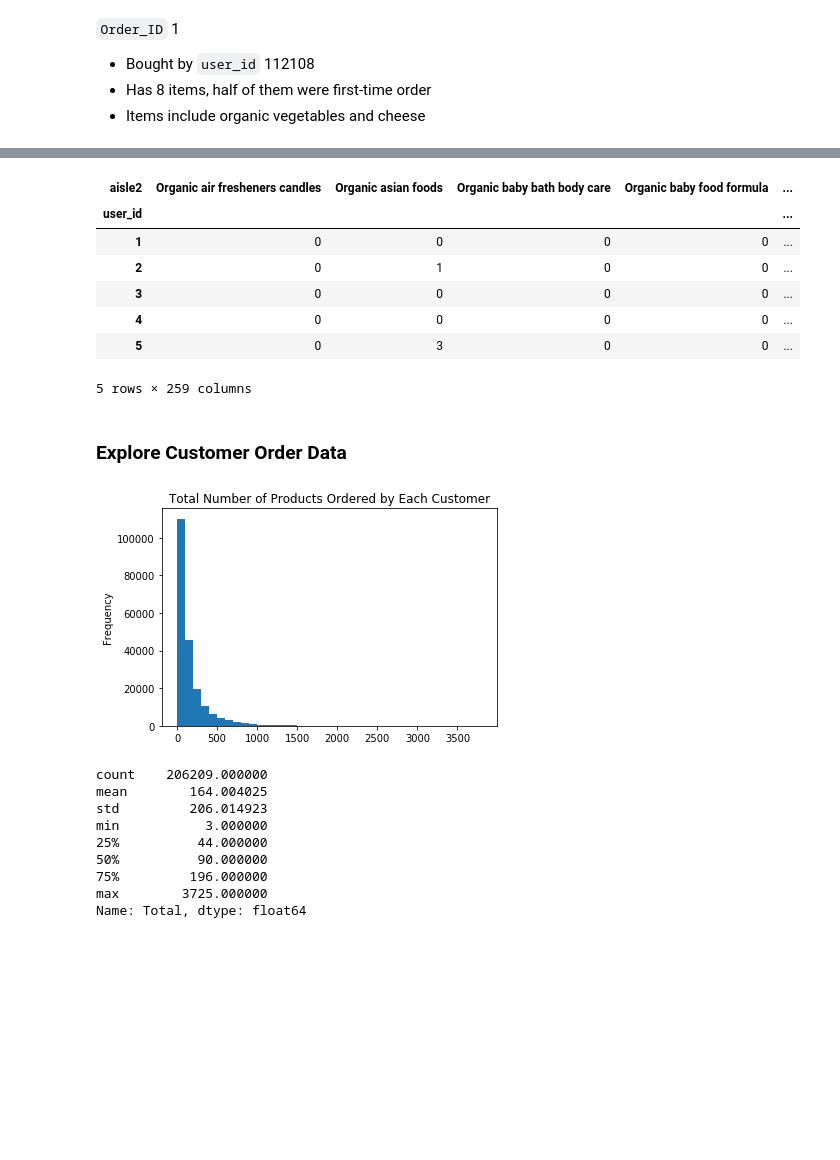
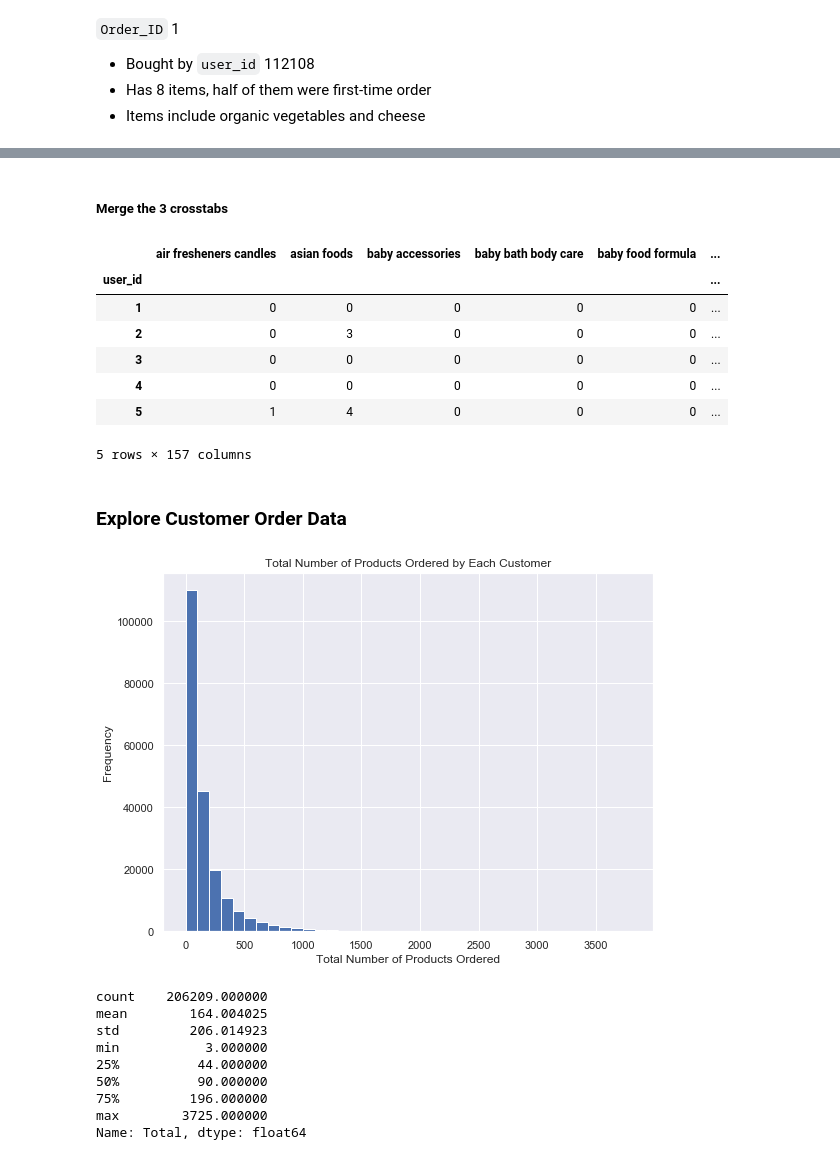
Before and after one commit to arthurcw/NWDS_Instacart, a Jupyter notebook: CustomerSegmentation/0_DataPrep.ipynb, the cells around one changed output, grey strips where cells are left out. Cells and saved outputs as stored; diff of their text form; code cells hidden in the pictures; blank space fills up the shorter version.

```diff
--- a/CustomerSegmentation/0_DataPrep.ipynb
+++ b/CustomerSegmentation/0_DataPrep.ipynb
@@ -49,7 +53,2 @@ products_merge.head()
 # %%
-products_merge['aisle2'] = products_merge['product_name'].apply(lambda x: 'Organic ' if 'Organic' in x else '')
-products_merge['aisle2'] = products_merge['aisle2'] + products_merge['aisle']
-products_merge.drop(columns=['aisle_id', 'department_id'], inplace=True)
-
-# print organic products
-products_merge.loc[products_merge['product_name'].str.contains('Organic', case=False)]
+products_merge['organic'] = products_merge['product_name'].apply(lambda x: 'organic' if 'Organic' in x else 'non-organic')
@@ -114,0 +104,5 @@ orders_user_aisle.head(5)
+# %%
+#2) Order by department
+orders_user_dept = pd.crosstab(index=orders_history['user_id'], columns=orders_history['department'])
+# show User ID 1 to 3
+orders_user_dept.head(3)
@@ -114,0 +116,6 @@ orders_user_aisle.head(5)
+# %%
+#3) Order by organic food
+orders_user_organic = pd.crosstab(index=orders_history['user_id'], columns=orders_history['organic'])
+orders_user_organic.drop(columns=['non-organic'], inplace=True)
+# show User ID 1 to 3
+orders_user_organic.head(3)
@@ -115 +128,17 @@ orders_user_aisle.head(5)
+# %% [markdown]
+##### Merge the 3 crosstabs
+# %%
+order_history = orders_user_aisle.merge(
+    orders_user_dept, left_index=True, right_index=True, how='outer').merge(
+    orders_user_organic, left_index=True, right_index=True, how='outer', suffixes=('','_d'))
+order_history.head()
+# %% [output]
+|  | air fresheners candles | asian foods | baby accessories | baby bath body care | baby food formula | ... |
+| user_id |  |  |  |  |  | ... |
+| 1 | 0 | 0 | 0 | 0 | 0 | ... |
+| 2 | 0 | 3 | 0 | 0 | 0 | ... |
+| 3 | 0 | 0 | 0 | 0 | 0 | ... |
+| 4 | 0 | 0 | 0 | 0 | 0 | ... |
+| 5 | 1 | 4 | 0 | 0 | 0 | ... |
+5 rows × 157 columns
 # %%
@@ -117,14 +146,0 @@ orders_user_aisle.head(5)
-# %%
-orders_user_aisle2 = pd.crosstab(index=orders_history['user_id'], columns=orders_history['aisle2'])
-orders_user_aisle2['Total'] = orders_user_aisle2.sum(axis=1)
-# show User ID 1 to 5
-orders_user_aisle2.head(5)
-# %% [output]
-| aisle2 | Organic air fresheners candles | Organic asian foods | Organic baby bath body care | Organic baby food formula | ... |
-| user_id |  |  |  |  | ... |
-| 1 | 0 | 0 | 0 | 0 | ... |
-| 2 | 0 | 1 | 0 | 0 | ... |
-| 3 | 0 | 0 | 0 | 0 | ... |
-| 4 | 0 | 0 | 0 | 0 | ... |
-| 5 | 0 | 3 | 0 | 0 | ... |
-5 rows × 259 columns
@@ -134,11 +148,14 @@ orders_user_aisle2.head(5)
 ### Explore Customer Order Data
 # %%
 # Plot histogram for total # of products by customer
-plt.figure()
-plt.rcParams["figure.figsize"] = (12,6)
-orders_user_aisle['Total'].plot(kind='hist', bins=range(0,max(orders_user_aisle['Total'])+100, 100))
+sns.set()
+plt.figure(figsize=(8,6))
+order_history['Total'].plot(kind='hist', bins=range(0,max(order_history['Total'])+100, 100))
 plt.title('Total Number of Products Ordered by Each Customer')
+plt.xlabel('Total Number of Products Ordered')
+plt.tight_layout()
+plt.savefig('../Outputs/customer_order_freq.png')
 plt.show()
 # %% [output]
-[figure, old version]
+[figure, new version]
 # %%
```
Also changed, not shown: parts of 31 cells of this notebook, 22 other files.
